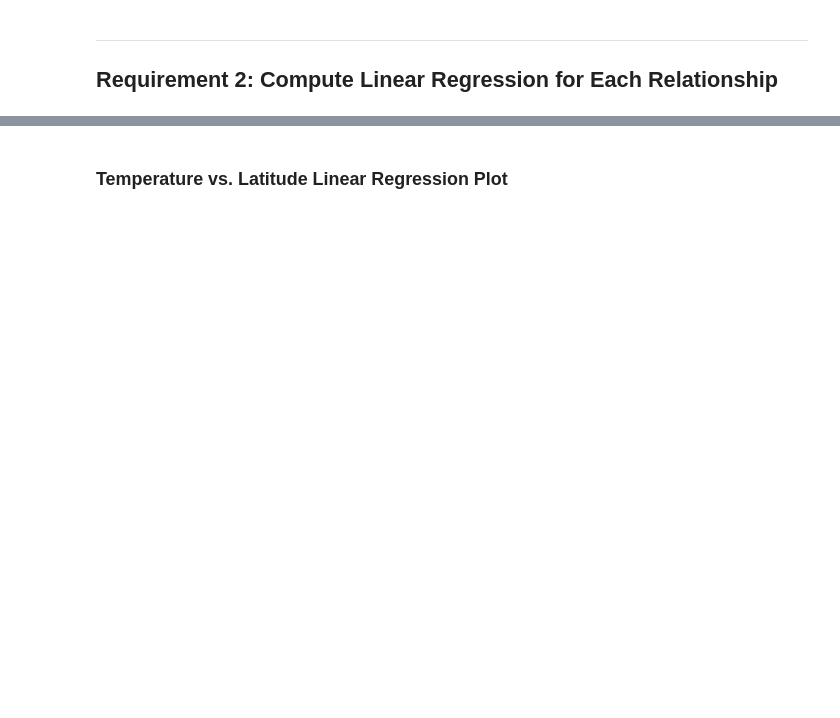
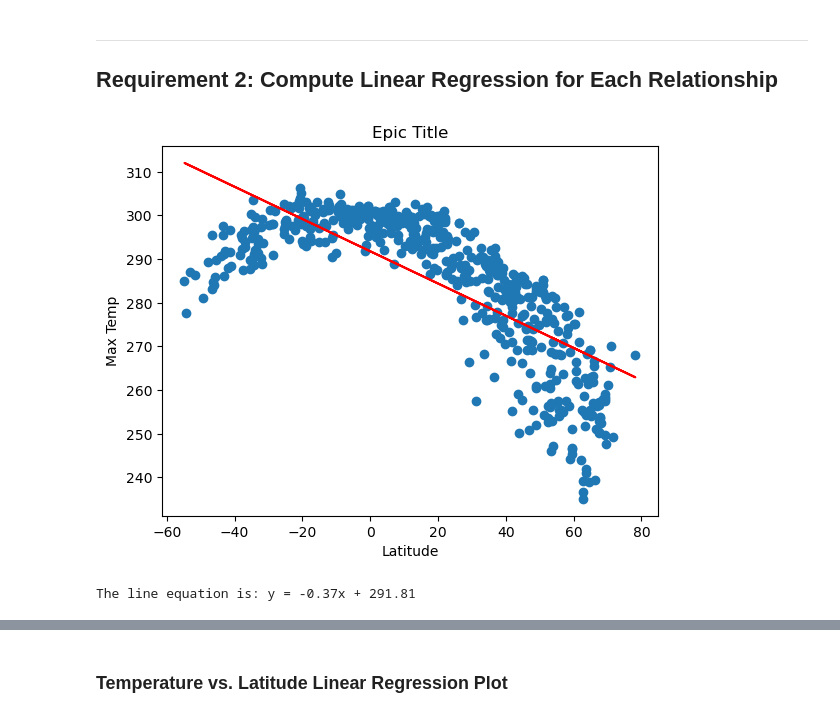
Before and after one commit to ktennant5378/python-api-challenge, a Jupyter notebook: starter_code/WeatherPy.ipynb, the cells around one changed output, grey strips where cells are left out. Saved outputs shown, nothing was run; the diff lists cells and outputs as text; code cells hidden in the pictures; blank space fills up the shorter version.

```diff
--- a/starter_code/WeatherPy.ipynb
+++ b/starter_code/WeatherPy.ipynb
@@ -321,21 +323,37 @@ plt.show()
 ## Requirement 2: Compute Linear Regression for Each Relationship
 # %%
 # Define a function to create Linear Regression plots
-def plot_linear_regression(x_values, y_values, title, text_coordinates):
+def plot_linear_regression(x_values, y_values, x_label, y_label, title):
 
-    # Run regression on southern hemisphere
-    (slope, intercept, rvalue, pvalue, stderr) = linregress(x_values, y_values)
-    regress_values = x_values * slope + intercept
-    line_eq = "y = " + str(round(slope,2)) + "x + " + str(round(intercept,2))
+    (slope, intercept, rvalue, pvalue, stderr) = linregress(x_values, y_values) # Run regression
+    regress_values = x_values * slope + intercept # Calculate the regression values
+    line_eq = "y = " + str(round(slope,2)) + "x + " + str(round(intercept,2)) # Define the line equation to display on the chart
 
-    # Plot
     plt.scatter(x_values,y_values)
     plt.plot(x_values,regress_values,"r-")
-    plt.annotate(line_eq,text_coordinates,fontsize=15,color="red")
-    plt.xlabel('Latitude')
-    plt.ylabel(title)
-    print(f"The r-squared is: {rvalue}")
+    plt.xlabel(x_label)
+    plt.ylabel(y_label)
+    plt.title(title)
     plt.show()
+
+    print(f'The line equation is: {line_eq}')
+    print(f'The correlation coefficient is: {round(rvalue, 3)}')
+    print(f'The p-value is: {round(pvalue, 3)}')
+    print(f'The standard error is: {round(stderr, 3)}')
+# %%
+###Template for plot_linear_regression###
+# Define the variables
+x_values = # Call your x-axis data
+y_values = # Call your y-axis data
+x_label = # Create the x-axis label
+y_label = # Create the y-axis label
+title = # Create an epic title
+
+# Call regression function
+plot_linear_regression(x_values, y_values, x_label, y_label, title)
+# %% [output]
+[figure, added]
+The line equation is: y = -0.37x + 291.81
 # %%
 # Create a DataFrame with the Northern Hemisphere data (Latitude >= 0)
 northern_hemi_df = city_data_df.loc[(city_data_df["Lat"] >= 0)]
```
Also changed, not shown: parts of 38 cells of this notebook, 5 other files.
